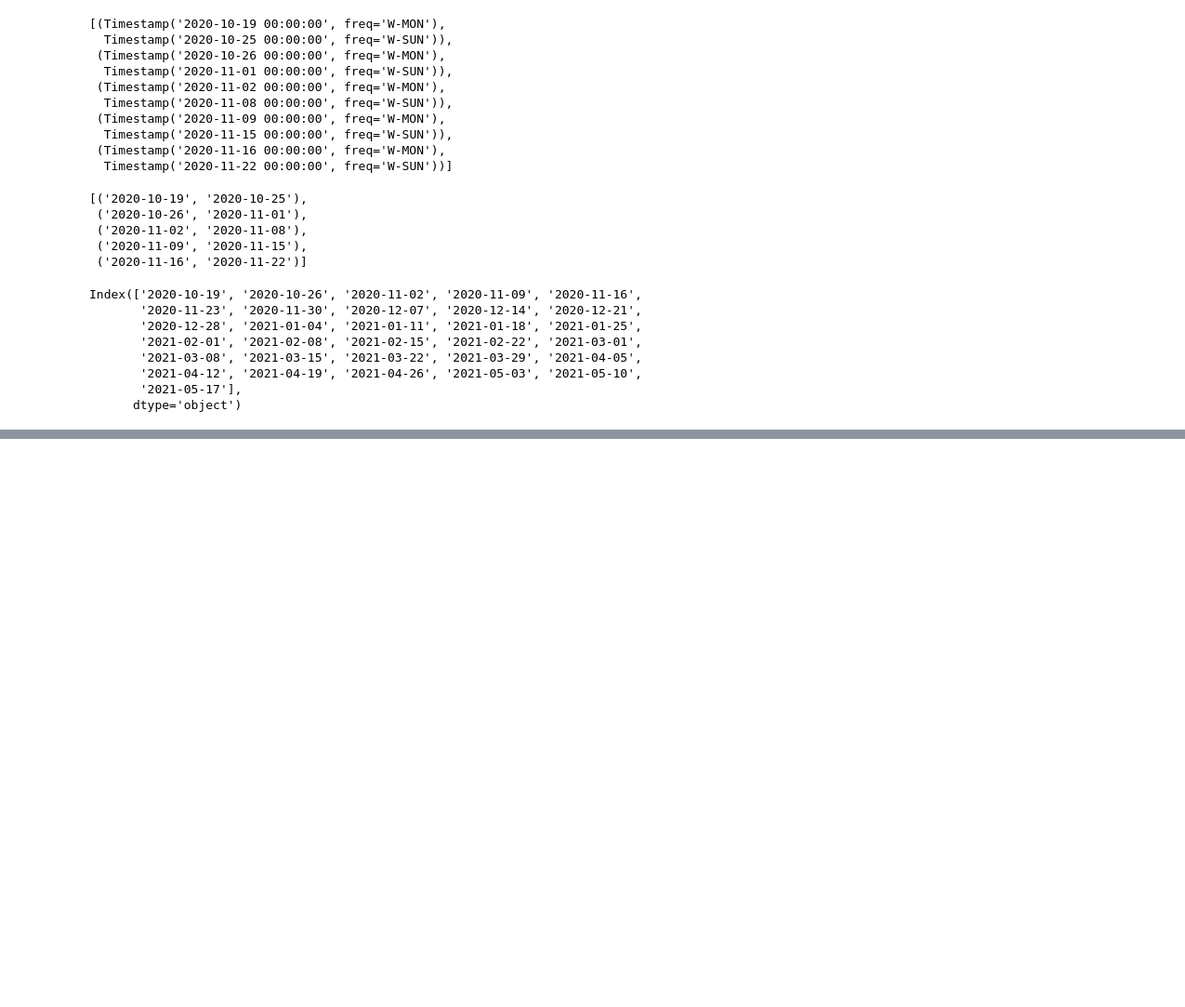
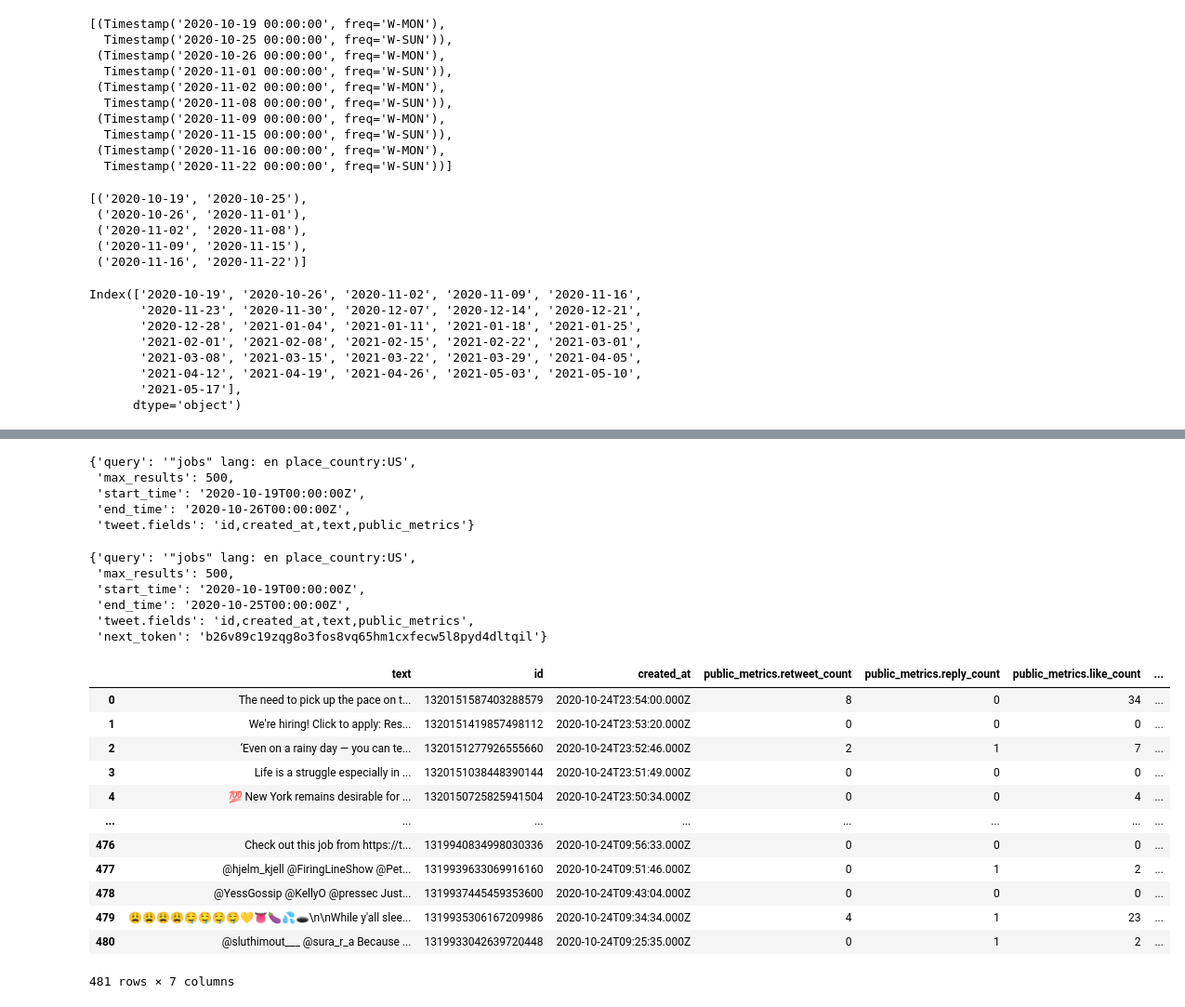
Before and after one commit to factitious/survey_v_social_media, a Jupyter notebook: Methods/Scripts/Twitter/testDev.ipynb, the cells around one changed output, grey strips where cells are left out. Shown at 93% size. Drawn from its saved outputs; the diff is of its cells as text; code cells hidden in the pictures; blank space fills up the shorter version.

```diff
--- a/Methods/Scripts/Twitter/testDev.ipynb
+++ b/Methods/Scripts/Twitter/testDev.ipynb
@@ -672,0 +892,33 @@ Index(['2020-10-19', '2020-10-26', '2020-11-02', '2020-11-09', '2020-11-16',
+# %%
+search4.rs.request_parameters
+# %% [output]
+{'query': '"jobs" lang: en place_country:US',
+ 'max_results': 500,
+ 'start_time': '2020-10-19T00:00:00Z',
+ 'end_time': '2020-10-26T00:00:00Z',
+ 'tweet.fields': 'id,created_at,text,public_metrics'}
+# %%
+search2.rs.request_parameters
+# %% [output]
+{'query': '"jobs" lang: en place_country:US',
+ 'max_results': 500,
+ 'start_time': '2020-10-19T00:00:00Z',
+ 'end_time': '2020-10-25T00:00:00Z',
+ 'tweet.fields': 'id,created_at,text,public_metrics',
+ 'next_token': 'b26v89c19zqg8o3fos8vq65hm1cxfecw5l8pyd4dltqil'}
+# %%
+search4.allData[search4.currentWeek]
+# %% [output]
+|  | text | id | created_at | public_metrics.retweet_count | public_metrics.reply_count | public_metrics.like_count | ... |
+| 0 | The need to pick up the pace on t... | 1320151587403288579 | 2020-10-24T23:54:00.000Z | 8 | 0 | 34 | ... |
+| 1 | We're hiring! Click to apply: Res... | 1320151419857498112 | 2020-10-24T23:53:20.000Z | 0 | 0 | 0 | ... |
+| 2 | ‘Even on a rainy day — you can te... | 1320151277926555660 | 2020-10-24T23:52:46.000Z | 2 | 1 | 7 | ... |
+| 3 | Life is a struggle especially in ... | 1320151038448390144 | 2020-10-24T23:51:49.000Z | 0 | 0 | 0 | ... |
+| 4 | 💯 New York remains desirable for ... | 1320150725825941504 | 2020-10-24T23:50:34.000Z | 0 | 0 | 4 | ... |
+| ... | ... | ... | ... | ... | ... | ... | ... |
+| 476 | Check out this job from https://t... | 1319940834998030336 | 2020-10-24T09:56:33.000Z | 0 | 0 | 0 | ... |
+| 477 | @hjelm_kjell @FiringLineShow @Pet... | 1319939633069916160 | 2020-10-24T09:51:46.000Z | 0 | 1 | 2 | ... |
+| 478 | @YessGossip @KellyO @pressec Just... | 1319937445459353600 | 2020-10-24T09:43:04.000Z | 0 | 0 | 0 | ... |
+| 479 | 😩😩😩😩🤤🤤🤤🤤💛👅🍆💦🕳\n\nWhile y'all slee... | 1319935306167209986 | 2020-10-24T09:34:34.000Z | 4 | 1 | 23 | ... |
+| 480 | @sluthimout___ @sura_r_a Because ... | 1319933042639720448 | 2020-10-24T09:25:35.000Z | 0 | 1 | 2 | ... |
+481 rows × 7 columns
```
Also changed, not shown: parts of 29 cells of this notebook.
